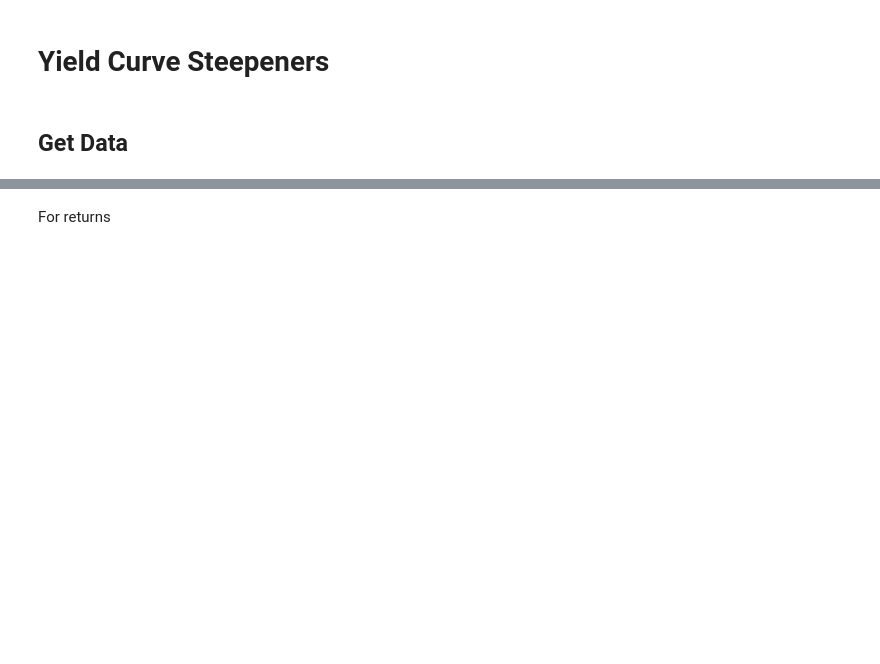
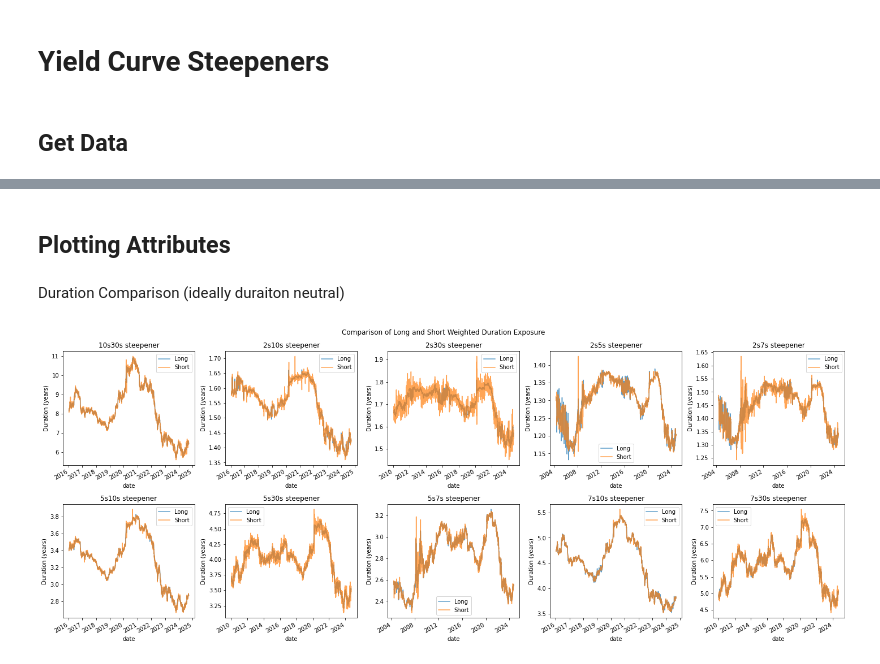
Before and after one commit to diegodalvarez/CashTreasuries, a Jupyter notebook: root/notebooks/CTDSpreads.ipynb, the cells around one changed output, grey strips where cells are left out. Drawn from its saved outputs; the diff is of its cells as text; code cells hidden in the pictures; blank space fills up the shorter version.

```diff
--- a/root/notebooks/CTDSpreads.ipynb
+++ b/root/notebooks/CTDSpreads.ipynb
@@ -45,2 +15,0 @@ df_cvx = get_position_attribute("cvx")
-# %% [markdown]
-For returns
@@ -46,0 +18,39 @@ For returns
+# %% [markdown]
+## Plotting Attributes
+# %% [markdown]
+Duration Comparison (ideally duraiton neutral)
+# %%
+def plot_duration_comparison(df: pd.DataFrame) -> plt.Figure:
+
+    df_tmp = (df.query(
+        "var == 'duration'").
+        assign(
+            weighted_long  = lambda x: x.long_weight * x.long_val,
+            weighted_short = lambda x: x.short_weight * x.short_val))
+
+    steepeners = df_tmp.steepener.drop_duplicates().sort_values().to_list()
+    fig, axes  = plt.subplots(ncols = len(steepeners) // 2, nrows = len(steepeners) // 5, figsize = (20,8))
+
+    for steepener, ax in zip(steepeners, axes.flatten()):
+
+        (df_tmp.query(
+            "steepener == @steepener")
+            [["date", "weighted_long", "weighted_short"]].
+            melt(id_vars = "date").
+            rename(columns = {"pos": ""}).
+            pivot(index = "date", columns = "", values = "value").
+            rename(columns = {
+                "weighted_long" : "Long",
+                "weighted_short": "Short"}).
+            plot(
+                ax     = ax,
+                title  = steepener,
+                ylabel = "Duration (years)",
+                alpha  = 0.7))
+
+    fig.suptitle("Comparison of Long and Short Weighted Duration Exposure")
+    plt.tight_layout()
+
+plot_duration_comparison(df)
+# %% [output]
+[figure, added]
```
Also changed, not shown: parts of 16 cells of this notebook, 4 other files.
